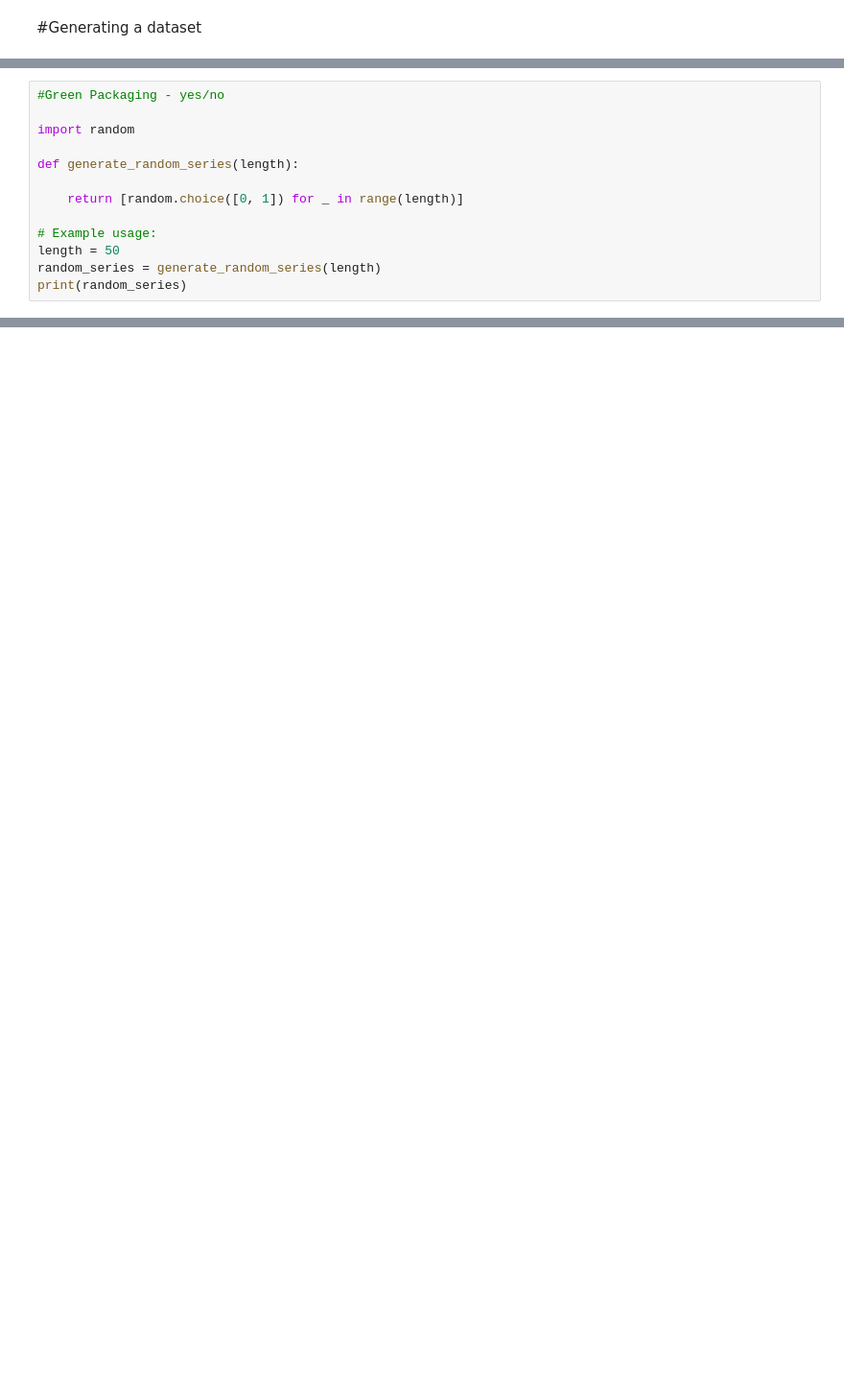
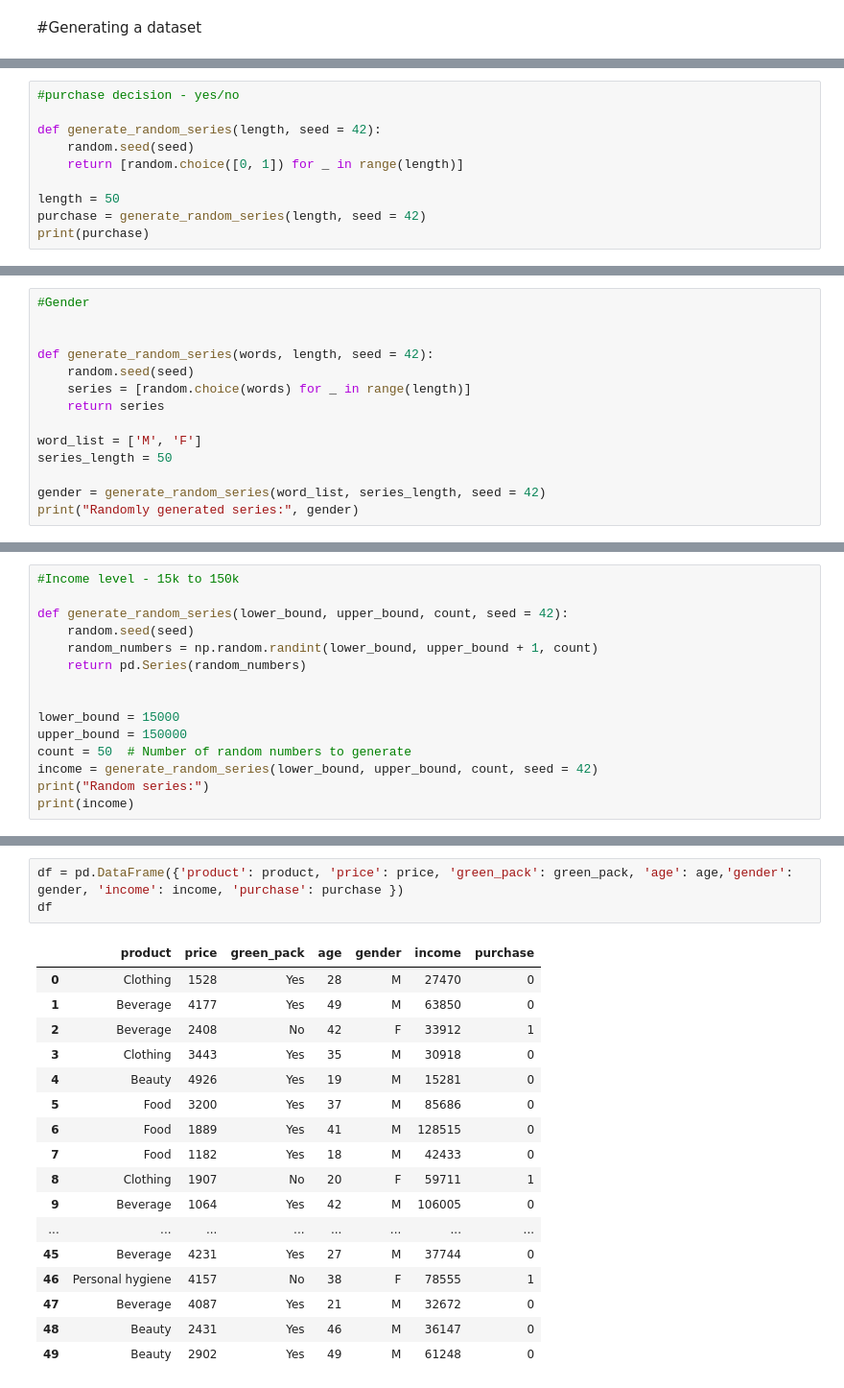
Before and after one commit to NityaVerma19/Customer-Purchase-Decision-, a Jupyter notebook: Consumer_behaviour.ipynb, the cells around one changed output, grey strips where cells are left out. Shown at 96% size. Drawn from its saved outputs; the diff is of its cells as text; blank space fills up the shorter version.

Commit message:
Create a dataframe

```diff
--- a/Consumer_behaviour.ipynb
+++ b/Consumer_behaviour.ipynb
@@ -9,14 +26,11 @@
 # %%
-#Green Packaging - yes/no
+#purchase decision - yes/no
 
-import random
-
-def generate_random_series(length):
-
+def generate_random_series(length, seed = 42):
+    random.seed(seed)
     return [random.choice([0, 1]) for _ in range(length)]
 
-# Example usage:
 length = 50
-random_series = generate_random_series(length)
-print(random_series)
+purchase = generate_random_series(length, seed = 42)
+print(purchase)
 # %% [output]
@@ -46,0 +121,14 @@ print("Randomly generated series:", random_series)
+# %%
+#Gender
+
+
+def generate_random_series(words, length, seed = 42):
+    random.seed(seed)
+    series = [random.choice(words) for _ in range(length)]
+    return series
+
+word_list = ['M', 'F']
+series_length = 50
+
+gender = generate_random_series(word_list, series_length, seed = 42)
+print("Randomly generated series:", gender)
@@ -46,0 +137,15 @@ print("Randomly generated series:", random_series)
+# %%
+#Income level - 15k to 150k
+
+def generate_random_series(lower_bound, upper_bound, count, seed = 42):
+    random.seed(seed)
+    random_numbers = np.random.randint(lower_bound, upper_bound + 1, count)
+    return pd.Series(random_numbers)
+
+
+lower_bound = 15000
+upper_bound = 150000
+count = 50  # Number of random numbers to generate
+income = generate_random_series(lower_bound, upper_bound, count, seed = 42)
+print("Random series:")
+print(income)
@@ -46,0 +172,21 @@ print("Randomly generated series:", random_series)
+# %%
+df = pd.DataFrame({'product': product, 'price': price, 'green_pack': green_pack, 'age': age,'gender': gender, 'income': income, 'purchase': purchase })
+df
+# %% [output]
+|  | product | price | green_pack | age | gender | income | purchase |
+| 0 | Clothing | 1528 | Yes | 28 | M | 27470 | 0 |
+| 1 | Beverage | 4177 | Yes | 49 | M | 63850 | 0 |
+| 2 | Beverage | 2408 | No | 42 | F | 33912 | 1 |
+| 3 | Clothing | 3443 | Yes | 35 | M | 30918 | 0 |
+| 4 | Beauty | 4926 | Yes | 19 | M | 15281 | 0 |
+| 5 | Food | 3200 | Yes | 37 | M | 85686 | 0 |
+| 6 | Food | 1889 | Yes | 41 | M | 128515 | 0 |
+| 7 | Food | 1182 | Yes | 18 | M | 42433 | 0 |
+| 8 | Clothing | 1907 | No | 20 | F | 59711 | 1 |
+| 9 | Beverage | 1064 | Yes | 42 | M | 106005 | 0 |
+| ... | ... | ... | ... | ... | ... | ... | ... |
+| 45 | Beverage | 4231 | Yes | 27 | M | 37744 | 0 |
+| 46 | Personal hygiene | 4157 | No | 38 | F | 78555 | 1 |
+| 47 | Beverage | 4087 | Yes | 21 | M | 32672 | 0 |
+| 48 | Beauty | 2431 | Yes | 46 | M | 36147 | 0 |
+| 49 | Beauty | 2902 | Yes | 49 | M | 61248 | 0 |
```
Also changed, not shown: parts of 13 cells of this notebook.
